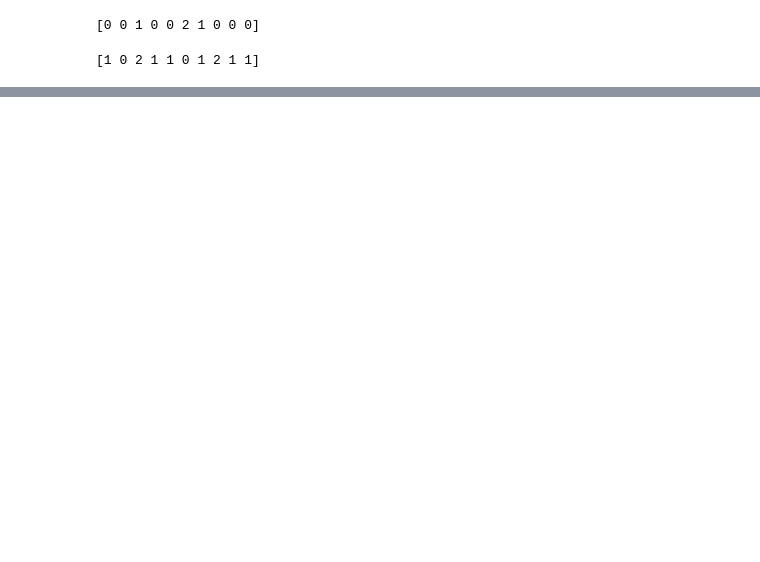
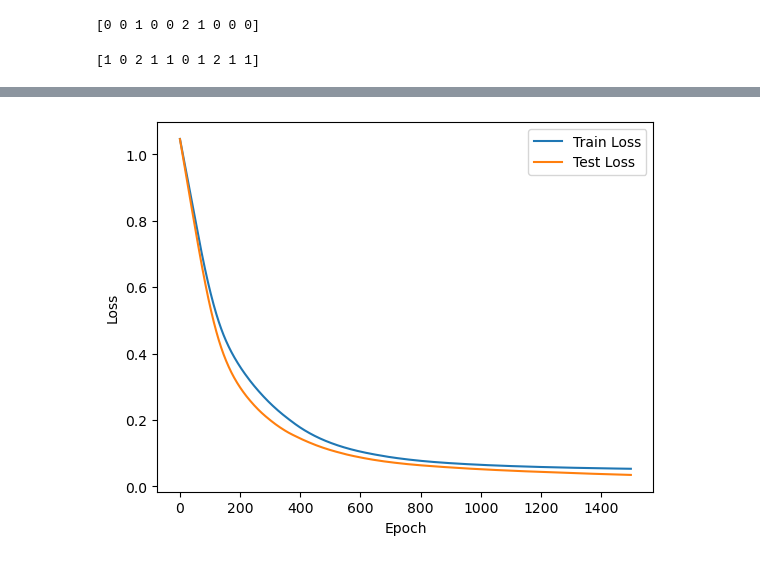
Before and after one commit to virvihuta/vh-learning-playground, a Jupyter notebook: 02_pytorch_recap.ipynb, the cells around one changed output, grey strips where cells are left out. Cells and saved outputs as stored; diff of their text form; code cells hidden in the pictures; blank space fills up the shorter version.

```diff
--- a/02_pytorch_recap.ipynb
+++ b/02_pytorch_recap.ipynb
@@ -160,0 +215,36 @@ print(y_test_labeled[:10])
+# %%
+torch.manual_seed(42)
+torch.mps.manual_seed(42)
+
+train_losses = []
+test_losses = []
+train_accuracies = []
+test_accuracies = []
+
+
+epochs = 1500
+
+for epoch in range(epochs):
+    model.train()
+    y_train_logits = model(X_train_tensor)
+    y_train_loss = criterion(y_train_logits, y_train_tensor)
+    optimizer.zero_grad()
+    y_train_loss.backward()
+    optimizer.step()
+    y_train_preds = torch.argmax(y_train_logits, dim=1)
+    train_acc = (y_train_preds == y_train_tensor).float().mean()
+
+    model.eval()
+    with torch.inference_mode():
+        y_test_logits = model(X_test_tensor)
+        y_test_loss = criterion(y_test_logits, y_test_tensor)
+        y_test_preds = torch.argmax(y_test_logits, dim=1)
+        test_acc = (y_test_preds == y_test_tensor).float().mean()
+
+    train_losses.append(y_train_loss.item())
+    test_losses.append(y_test_loss.item())
+    train_accuracies.append(train_acc.item())
+    test_accuracies.append(test_acc.item())
+
+    if epoch % 100 == 0:
+        print(f"Epoch: {epoch} || Train Loss: {y_train_loss} || Train Accuracy: {train_acc} || Test Loss: {y_test_loss} || Test Accuracy: {test_acc}")
@@ -160,0 +267,10 @@ print(y_test_labeled[:10])
+# %%
+plt.figure()
+plt.plot(train_losses, label="Train Loss")
+plt.plot(test_losses, label="Test Loss")
+plt.xlabel("Epoch")
+plt.ylabel("Loss")
+plt.legend()
+plt.show()
+# %% [output]
+[figure, added]
```
Also changed, not shown: parts of 11 cells of this notebook.
